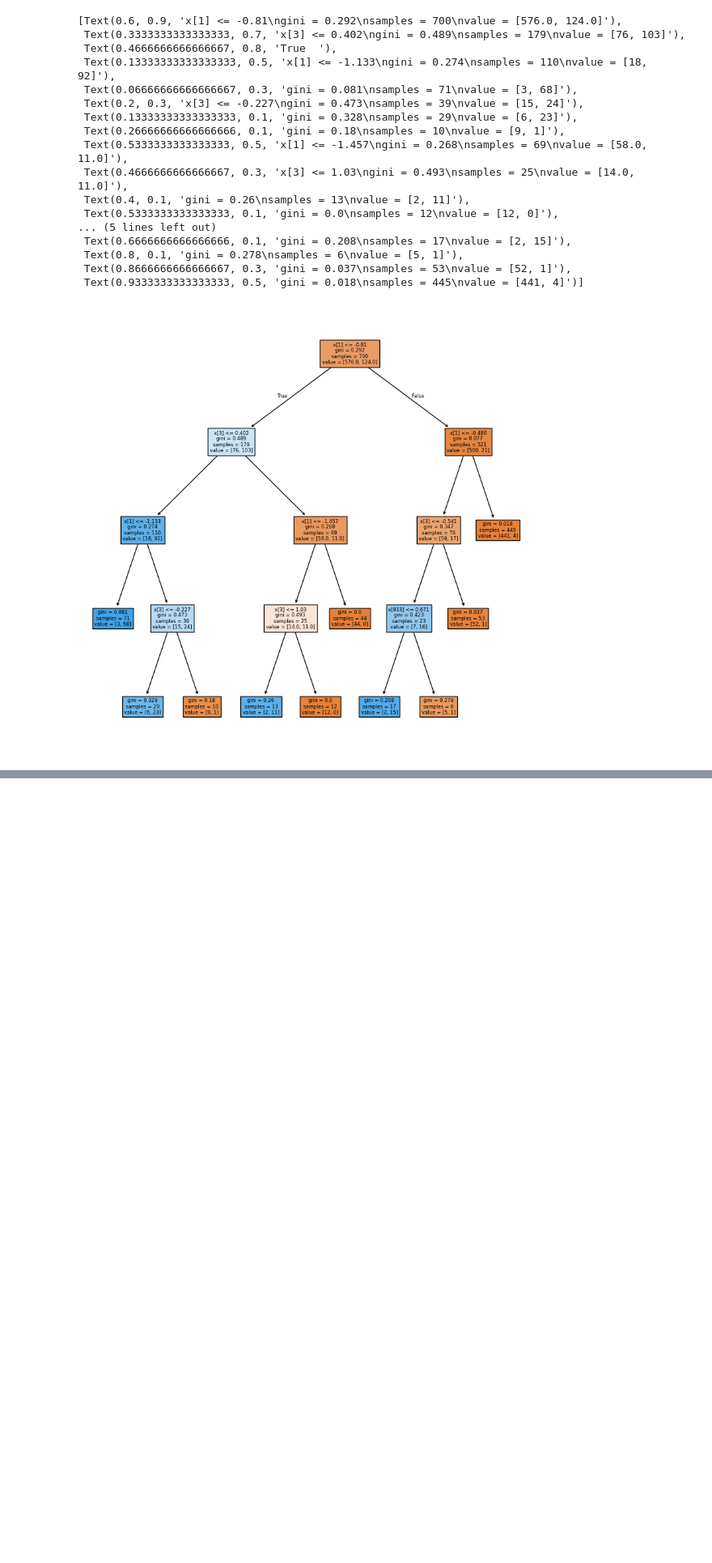
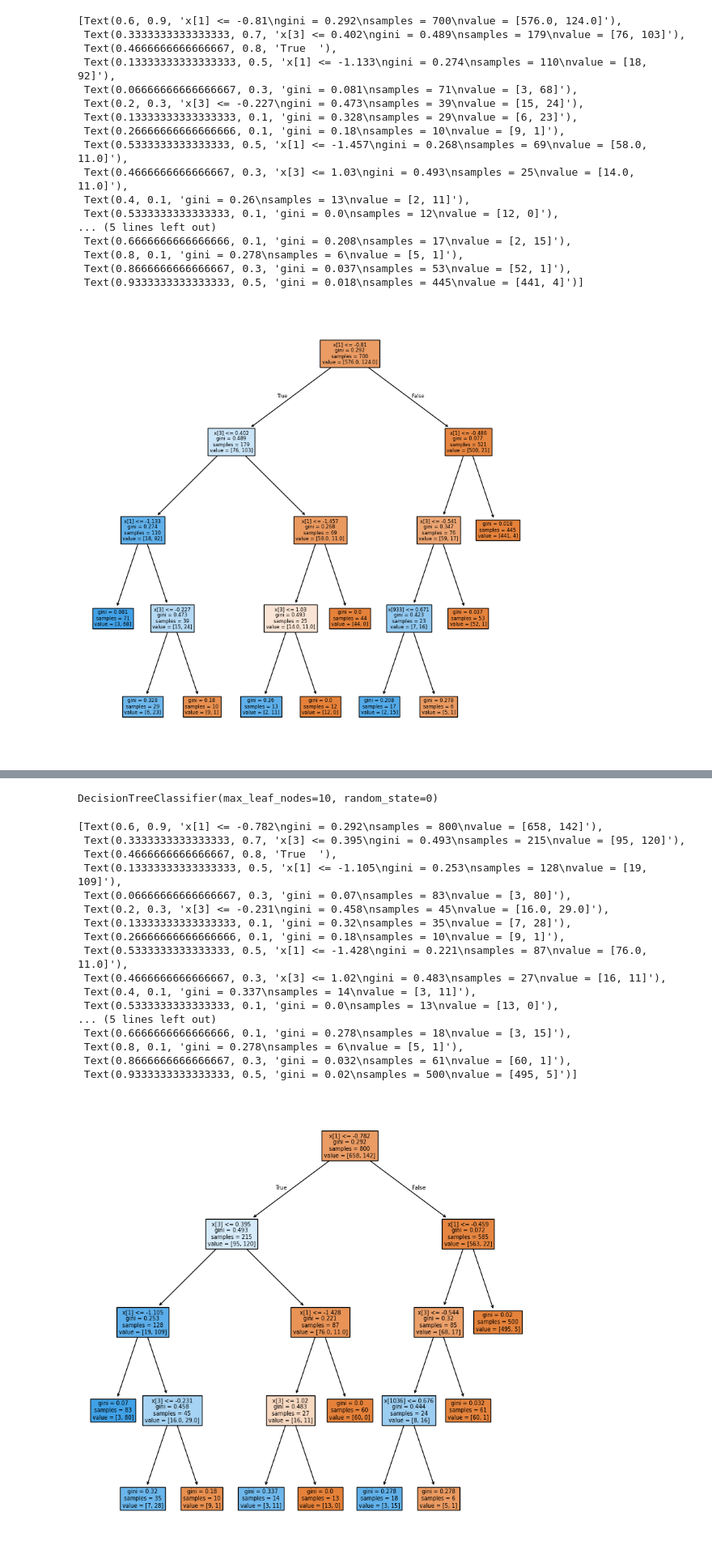
Before and after one commit to Krishna-Dhawangale/Resume-Screening-Machine-Learning-, a Jupyter notebook: Resume_Screening(Decision_Tree).ipynb, the cells around one changed output, grey strips where cells are left out. Shown at 81% size. Saved outputs shown, nothing was run; the diff lists cells and outputs as text; code cells hidden in the pictures; blank space fills up the shorter version.

```diff
--- a/Resume_Screening(Decision_Tree).ipynb
+++ b/Resume_Screening(Decision_Tree).ipynb
@@ -328,3 +328,6 @@ tree.plot_tree(recruiter_decision_classifier, filled=True)
  Text(0.8666666666666667, 0.3, 'gini = 0.037\nsamples = 53\nvalue = [52, 1]'),
  Text(0.9333333333333333, 0.5, 'gini = 0.018\nsamples = 445\nvalue = [441, 4]')]
 [figure]
+# %%
+from sklearn.model_selection import train_test_split
+X_train, X_test, Y_train, Y_test = train_test_split(X, Y, test_size=0.2, random_state=42)
@@ -330,0 +400,60 @@ tree.plot_tree(recruiter_decision_classifier, filled=True)
+# %%
+from sklearn.preprocessing import StandardScaler
+import pandas as pd
+
+# Identify categorical columns
+categorical_cols = X_train.select_dtypes(include=['object']).columns
+
+# Apply one-hot encoding to categorical columns for X_train and X_test
+X_train_encoded = pd.get_dummies(X_train, columns=categorical_cols, drop_first=True)
+X_test_encoded = pd.get_dummies(X_test, columns=categorical_cols, drop_first=True)
+
+# Align columns - this is crucial if one-hot encoding results in different columns for train and test
+# This can happen if a category is present in train but not in test, or vice versa
+X_train_aligned, X_test_aligned = X_train_encoded.align(X_test_encoded, join='left', axis=1, fill_value=0)
+
+# Ensure all columns are numeric before scaling
+X_train_aligned = X_train_aligned.apply(pd.to_numeric, errors='coerce')
+X_test_aligned = X_test_aligned.apply(pd.to_numeric, errors='coerce')
+
+# Drop any columns that became all NaN due to 'coerce' (shouldn't happen with get_dummies but good practice)
+X_train_aligned.dropna(axis=1, inplace=True)
+X_test_aligned.dropna(axis=1, inplace=True)
+
+# Initialize and apply StandardScaler
+scaler = StandardScaler()
+X_train_scaled = scaler.fit_transform(X_train_aligned)
+X_test_scaled = scaler.transform(X_test_aligned)
+
+# Convert back to DataFrame (optional, but good for inspection and consistent with previous X_train/X_test as DataFrames)
+X_train = pd.DataFrame(X_train_scaled, columns=X_train_aligned.columns, index=X_train_aligned.index)
+X_test = pd.DataFrame(X_test_scaled, columns=X_test_aligned.columns, index=X_test_aligned.index)
+# %%
+recruiter_decision_classifier = DecisionTreeClassifier(max_leaf_nodes=10, random_state=0)
+recruiter_decision_classifier.fit(X_train, Y_train)
+# %% [output]
+DecisionTreeClassifier(max_leaf_nodes=10, random_state=0)
+# %%
+import matplotlib.pyplot as plt
+from sklearn import tree
+plt.figure(figsize=(10,10))
+tree.plot_tree(recruiter_decision_classifier, filled=True)
+# %% [output]
+[Text(0.6, 0.9, 'x[1] <= -0.782\ngini = 0.292\nsamples = 800\nvalue = [658, 142]'),
+ Text(0.3333333333333333, 0.7, 'x[3] <= 0.395\ngini = 0.493\nsamples = 215\nvalue = [95, 120]'),
+ Text(0.4666666666666667, 0.8, 'True  '),
+ Text(0.13333333333333333, 0.5, 'x[1] <= -1.105\ngini = 0.253\nsamples = 128\nvalue = [19, 109]'),
+ Text(0.06666666666666667, 0.3, 'gini = 0.07\nsamples = 83\nvalue = [3, 80]'),
+ Text(0.2, 0.3, 'x[3] <= -0.231\ngini = 0.458\nsamples = 45\nvalue = [16.0, 29.0]'),
+ Text(0.13333333333333333, 0.1, 'gini = 0.32\nsamples = 35\nvalue = [7, 28]'),
+ Text(0.26666666666666666, 0.1, 'gini = 0.18\nsamples = 10\nvalue = [9, 1]'),
+ Text(0.5333333333333333, 0.5, 'x[1] <= -1.428\ngini = 0.221\nsamples = 87\nvalue = [76.0, 11.0]'),
+ Text(0.4666666666666667, 0.3, 'x[3] <= 1.02\ngini = 0.483\nsamples = 27\nvalue = [16, 11]'),
+ Text(0.4, 0.1, 'gini = 0.337\nsamples = 14\nvalue = [3, 11]'),
+ Text(0.5333333333333333, 0.1, 'gini = 0.0\nsamples = 13\nvalue = [13, 0]'),
+... (5 lines left out)
+ Text(0.6666666666666666, 0.1, 'gini = 0.278\nsamples = 18\nvalue = [3, 15]'),
+ Text(0.8, 0.1, 'gini = 0.278\nsamples = 6\nvalue = [5, 1]'),
+ Text(0.8666666666666667, 0.3, 'gini = 0.032\nsamples = 61\nvalue = [60, 1]'),
+ Text(0.9333333333333333, 0.5, 'gini = 0.02\nsamples = 500\nvalue = [495, 5]')]
+[figure, added]
```
Also changed, not shown: parts of 17 cells of this notebook.
